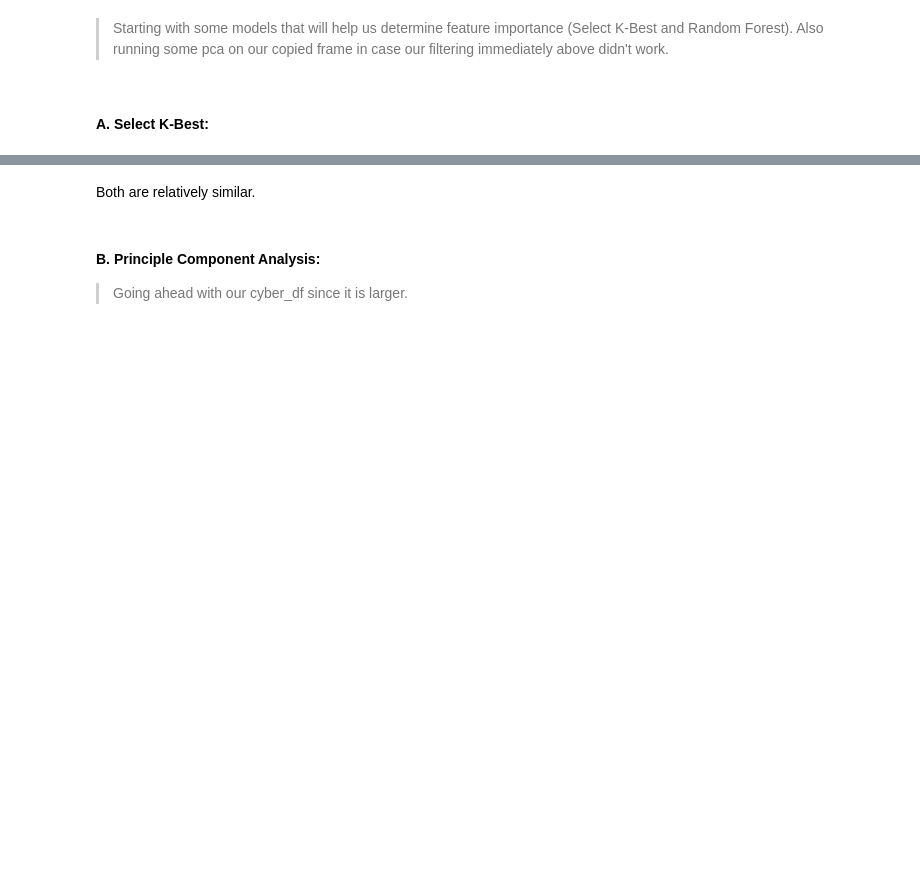
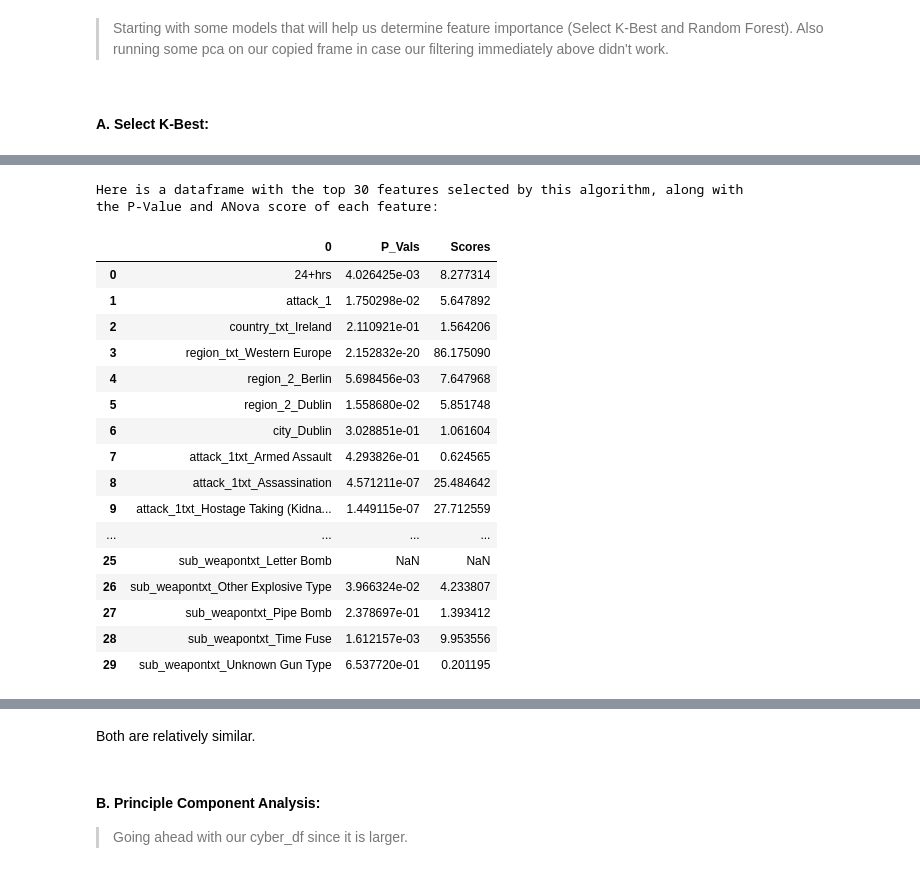
Before and after one commit to Begecky/Thinkful_Materials, a Jupyter notebook: CyberTerrorism2.ipynb, the cells around one changed output, grey strips where cells are left out. Saved outputs shown, nothing was run; the diff lists cells and outputs as text; code cells hidden in the pictures; blank space fills up the shorter version.

```diff
--- a/CyberTerrorism2.ipynb
+++ b/CyberTerrorism2.ipynb
@@ -649 +644,44 @@ SKB_1_df = X.iloc[:, feature_mask]
+# %%
+# Using our filtered DF:
+
+
+# Fitting it to our Features and output:
+
+KBest_1 = feature_selection.SelectKBest(k = 30)
+KBest_1.fit(X_train, Y_train)
+
+# Creating a DF with the top 30 features:
+
+feature_mask = KBest_1.get_support(indices = True)
+KBest_1_features = pd.DataFrame(X_train.columns[feature_mask])
+KBest_1_df = X_train.iloc[:, feature_mask]
+
+# # Summarizing the scores for those top 30 features in a df:
+
+KBest_1_features['P_Vals'] = KBest_1.pvalues_[0:30]
+KBest_1_features['Scores'] = KBest_1.scores_[0:30]
+
+print('Here is a dataframe with the top 30 features selected by this algorithm, along with\n'
+       'the P-Value and ANova score of each feature: \n')
+KBest_1_features
+# %% [output]
+Here is a dataframe with the top 30 features selected by this algorithm, along with
+the P-Value and ANova score of each feature:
+|  | 0 | P_Vals | Scores |
+| 0 | 24+hrs | 4.026425e-03 | 8.277314 |
+| 1 | attack_1 | 1.750298e-02 | 5.647892 |
+| 2 | country_txt_Ireland | 2.110921e-01 | 1.564206 |
+| 3 | region_txt_Western Europe | 2.152832e-20 | 86.175090 |
+| 4 | region_2_Berlin | 5.698456e-03 | 7.647968 |
+| 5 | region_2_Dublin | 1.558680e-02 | 5.851748 |
+| 6 | city_Dublin | 3.028851e-01 | 1.061604 |
+| 7 | attack_1txt_Armed Assault | 4.293826e-01 | 0.624565 |
+| 8 | attack_1txt_Assassination | 4.571211e-07 | 25.484642 |
+| 9 | attack_1txt_Hostage Taking (Kidna... | 1.449115e-07 | 27.712559 |
+| ... | ... | ... | ... |
+| 25 | sub_weapontxt_Letter Bomb | NaN | NaN |
+| 26 | sub_weapontxt_Other Explosive Type | 3.966324e-02 | 4.233807 |
+| 27 | sub_weapontxt_Pipe Bomb | 2.378697e-01 | 1.393412 |
+| 28 | sub_weapontxt_Time Fuse | 1.612157e-03 | 9.953556 |
+| 29 | sub_weapontxt_Unknown Gun Type | 6.537720e-01 | 0.201195 |
 # %%
```
Also changed, not shown: parts of 34 cells of this notebook, 1 other file.
